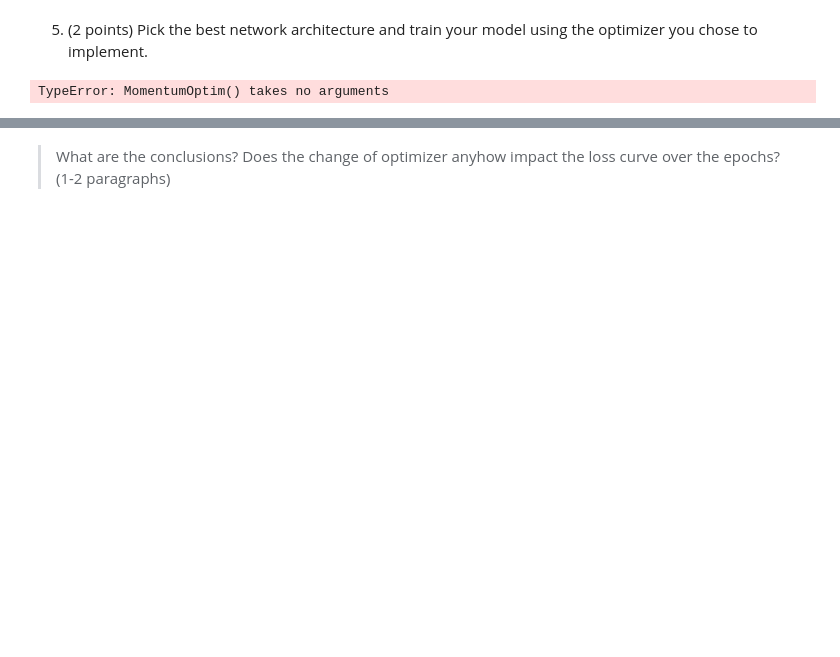
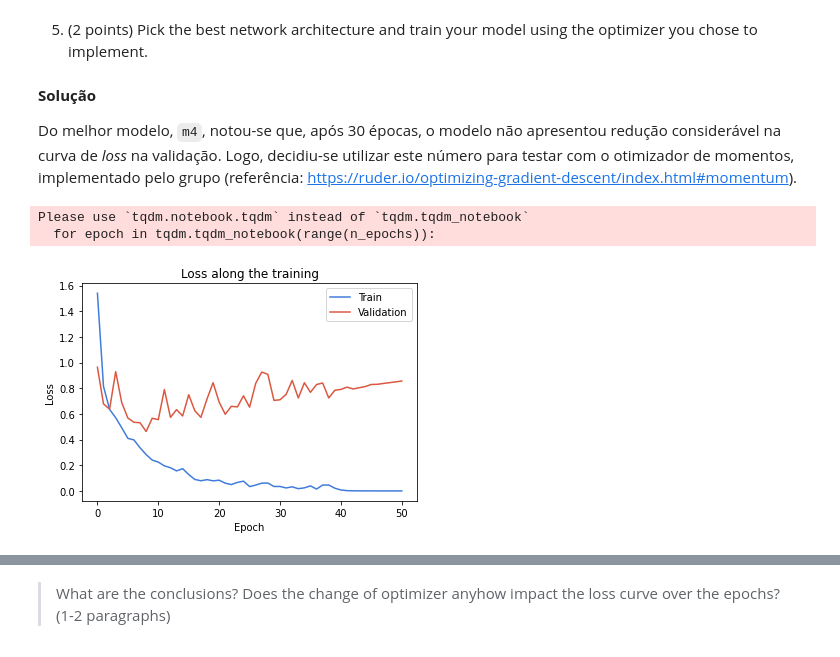
Before and after one commit to mazzacolussi/MC886, a Jupyter notebook: NeuralNetwork/source_RNA.ipynb, the cells around one changed output, grey strips where cells are left out. Cells and saved outputs as stored; diff of their text form; code cells hidden in the pictures; blank space fills up the shorter version.

```diff
--- a/NeuralNetwork/source_RNA.ipynb
+++ b/NeuralNetwork/source_RNA.ipynb
@@ -427,7 +427,7 @@ Implement in the indicated place:
 # %%
 class BaseOptimizer(ABC):
 
-    def _init_(self, model):
+    def __init__(self, model):
         self.model = model
 
     @abstractmethod
@@ -442,7 +442,7 @@ class BaseOptimizer(ABC):
         pass
 
 class SGDOptimizer(BaseOptimizer):
-    def _init_(self, model, lr=1e-3):
+    def __init__(self, model, lr=1e-3):
         self.model = model
         self.lr = lr
 
@@ -466,7 +466,7 @@ class SGDOptimizer(BaseOptimizer):
 
 
 class MomentumOptim(BaseOptimizer):
-    def _init_(self, model, lr=1e-3, gamma=0.9):
+    def __init__(self, model, lr=1e-3, gamma=0.9):
         self.model = model
         self.lr = lr
         self.gamma = gamma
@@ -1343,12 +1352,21 @@ De modo geral, o que se pode concluir nesse caso é que um número decrescente d
 # %% [markdown]
 5. (2 points) Pick the best network architecture and train your model using the optimizer you chose to implement.
-# %%
-m2 = Model([2352, 1100, 100, 8], [ReLU(), ReLU(), Softmax()], initialization_method="he")
-m2_opt = MomentumOptim(m2, lr=1e-3, gamma=0.8)
-m2_trainer = Trainer(m2, m2_opt, CrossEntropy())
-
-h_m2 = m2_trainer.train(51, train_loader, val_loader)
-plot_history(h_m2)
-# %% [output]
-TypeError: MomentumOptim() takes no arguments
+# %% [markdown]
+**Solução**
+
+Do melhor modelo, `m4`, notou-se que, após 30 épocas, o modelo não apresentou redução considerável na curva de *loss* na validação. Logo, decidiu-se utilizar este número para testar com o otimizador de momentos, implementado pelo grupo (referência:  https://ruder.io/optimizing-gradient-descent/index.html#momentum).
+# %%
+m4_momentum = Model([2352, 1764, 1323, 992, 744, 558, 418, 313, 235, 176, 132, 99, 74, 55, 42, 31, 23, 17, 8],
+           [ReLU(), ReLU(), ReLU(), ReLU(), ReLU(), ReLU(), ReLU(), ReLU(), ReLU(),
+            ReLU(), ReLU(), ReLU(), ReLU(), ReLU(), ReLU(), ReLU(), ReLU(), Softmax()],
+           initialization_method="he")
+m4_opt_momentum = MomentumOptim(m4_momentum, lr=1e-3)
+m4_trainer_momentum = Trainer(m4_momentum, m4_opt_momentum, CrossEntropy())
+
+h_m4_momentum = m4_trainer_momentum.train(51, train_loader, val_loader)
+plot_history(h_m4_momentum)
+# %% [output]
+Please use `tqdm.notebook.tqdm` instead of `tqdm.tqdm_notebook`
+  for epoch in tqdm.tqdm_notebook(range(n_epochs)):
+[figure, added]
 # %%
```
Also changed, not shown: parts of 20 cells of this notebook.
